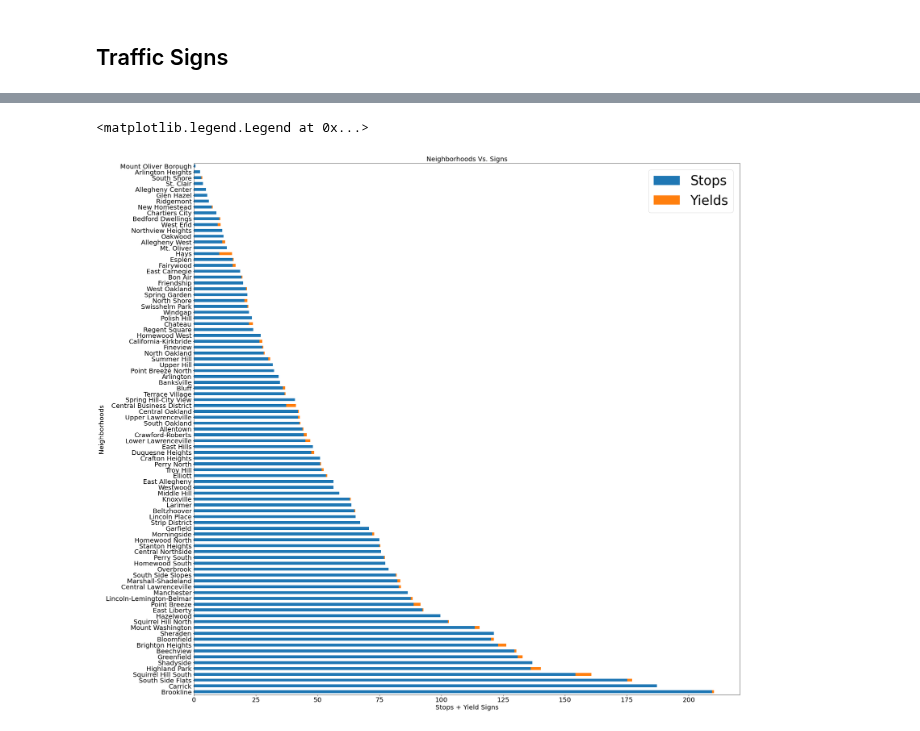
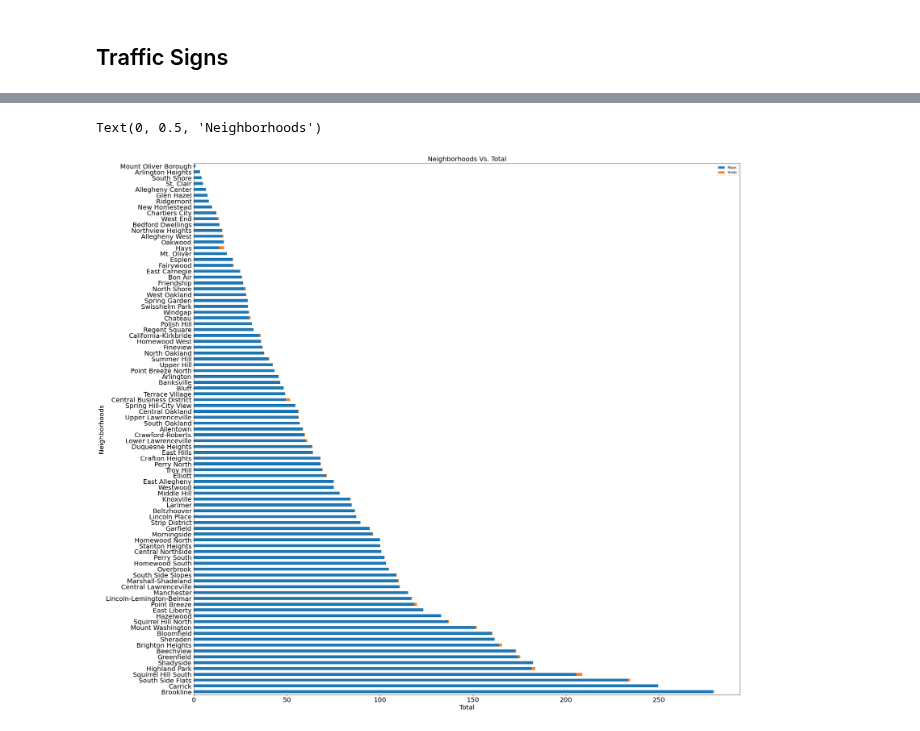
Before and after one commit to pjp401/CMPINF0010-Final-Project, a Jupyter notebook: FinalProject.ipynb, the cells around one changed output, grey strips where cells are left out. Cells and saved outputs as stored; diff of their text form; code cells hidden in the pictures.

```diff
--- a/FinalProject.ipynb
+++ b/FinalProject.ipynb
@@ -200,3 +213,3 @@ To compare the stop signs and yield signs in each neighborhood, I will create a
 # %%
-trafficSigns = pd.concat([WTrafficStops.rename("Stops"), WTrafficYields.rename("Yields")], axis=1).fillna(0)
+trafficSigns = pd.concat([tSN.rename("Stops"), tYN.rename("Yields")], axis=1).fillna(0)
 trafficSigns["Total"] = trafficSigns["Stops"] + trafficSigns["Yields"]
@@ -206,10 +234,8 @@ trafficSigns.sort_values('Total', inplace=True, ascending=False)
 # %%
-# Here I am creating a stacked bar chart containg the weighted stop signs and weighted yield signs
 trafficSigns[['Stops', 'Yields']].plot(kind='barh', stacked=True, figsize=(30, 30), fontsize=20)
-plt.title("Neighborhoods Vs. Signs", fontsize=20)
-plt.xlabel("Stops + Yield Signs", fontsize=20)
+plt.title("Neighborhoods Vs. Total", fontsize=20)
+plt.xlabel("Total", fontsize=20)
 plt.ylabel("Neighborhoods", fontsize=20)
-plt.legend(prop={'size': 40})
 # %% [output]
-<matplotlib.legend.Legend at 0x...>
+Text(0, 0.5, 'Neighborhoods')
-[figure, old version]
+[figure, new version]
```
Also changed, not shown: parts of 23 cells of this notebook.
